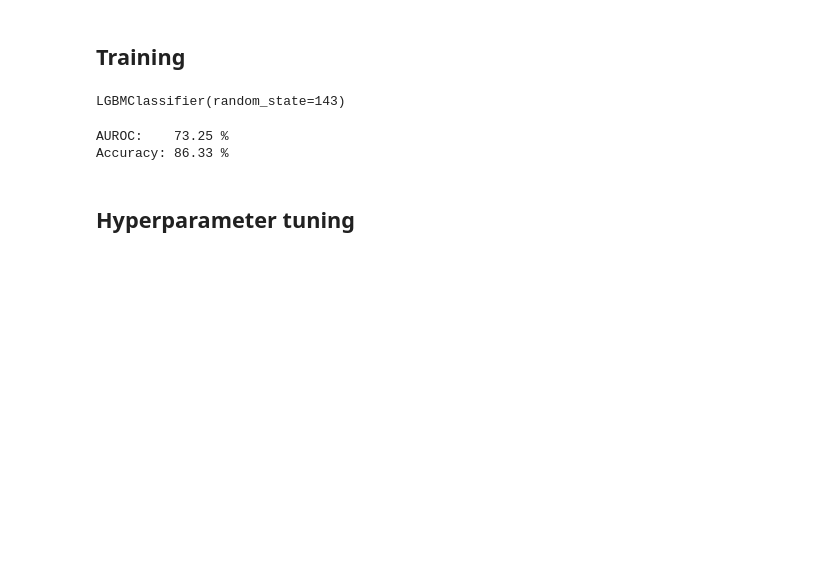
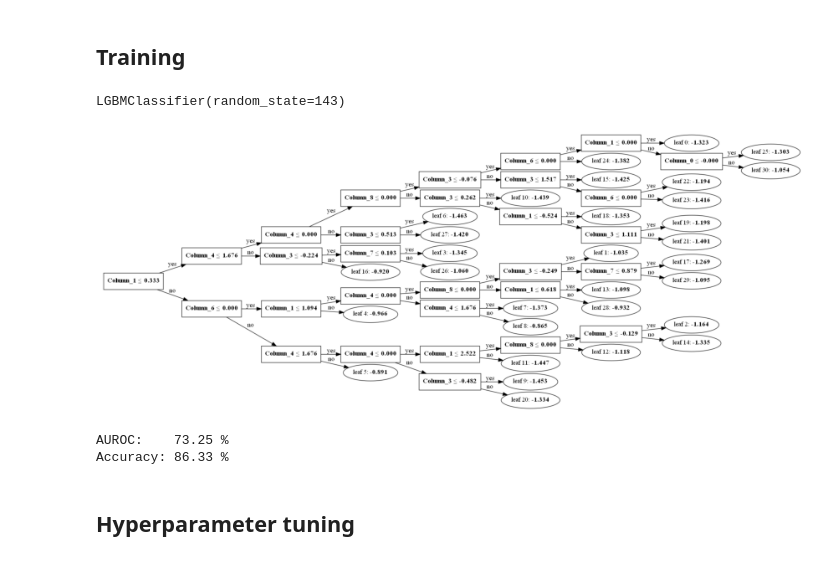
Before and after one commit to alfredomarinus/portfolio, a Jupyter notebook: Customer Churn Analysis/notebook.ipynb, the cells around one changed output. Saved outputs shown, nothing was run; the diff lists cells and outputs as text; code cells hidden in the pictures; blank space fills up the shorter version.

```diff
--- a/Customer Churn Analysis/notebook.ipynb
+++ b/Customer Churn Analysis/notebook.ipynb
@@ -239,6 +239,10 @@ model = LGBMClassifier(random_state=143)
 model.fit(X_train_scaled, y_train)
 # %% [output]
 LGBMClassifier(random_state=143)
+# %%
+plot_tree(model, figsize=(16,10));
+# %% [output]
+[figure, added]
 # %%
 predictions = model.predict(X_test_scaled)
 auroc = roc_auc_score(y_test, predictions)
```
Also changed, not shown: parts of 3 cells of this notebook.
